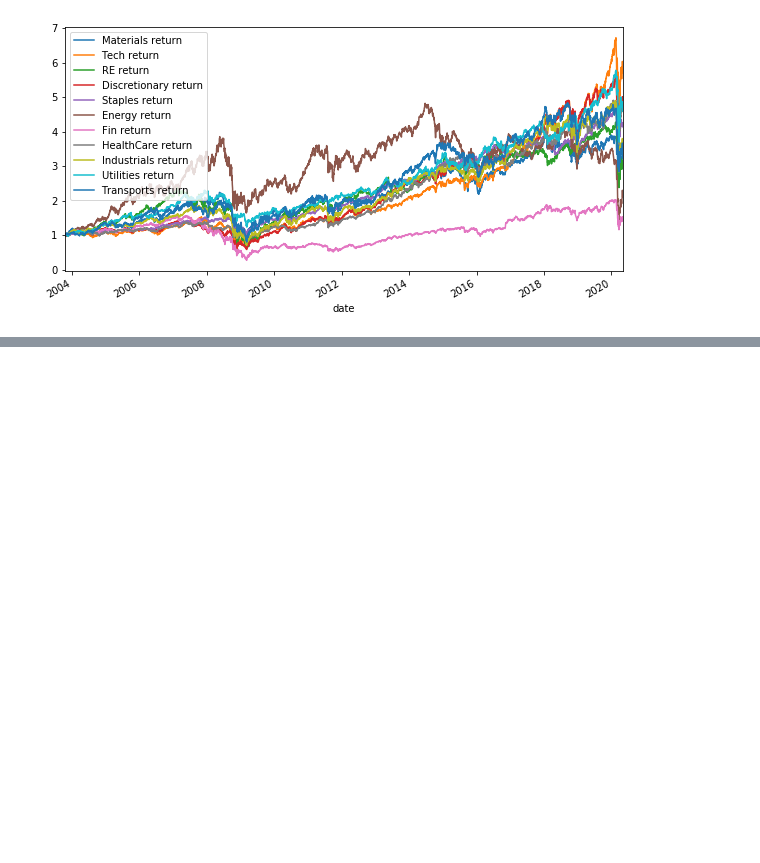
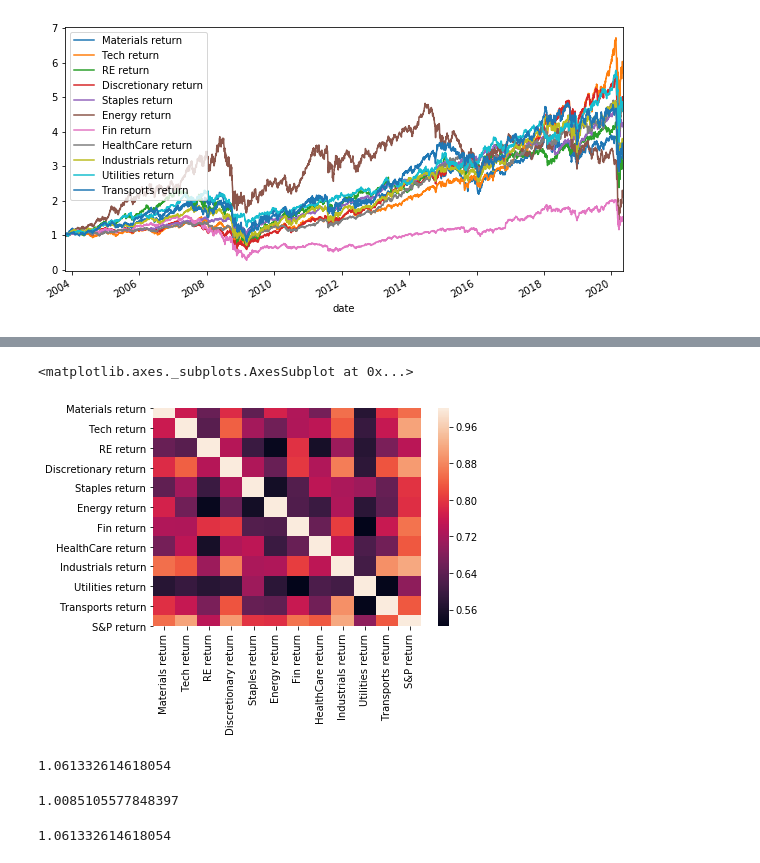
Before and after one commit to bkayratkyzy/Monte_Carlo_Simulations, a Jupyter notebook: notebooks/final.ipynb, the cells around one changed output, grey strips where cells are left out. Saved outputs shown, nothing was run; the diff lists cells and outputs as text; code cells hidden in the pictures; blank space fills up the shorter version.

```diff
--- a/notebooks/final.ipynb
+++ b/notebooks/final.ipynb
@@ -355,0 +477,6 @@ annual_Utilities_std
+# %%
+# Drop nulls on Returns
+returns_df.dropna(inplace=True)
+
+#count nulls
+returns_df.isnull().sum()
@@ -355,0 +497,5 @@ annual_Utilities_std
+# %%
+#Check correlation
+
+sector_correlation = returns_df.corr()
+sector_correlation
@@ -355,0 +516,54 @@ annual_Utilities_std
+# %%
+# Heapmap to visualize sector correlation
+sns.heatmap(sector_correlation)
+# %% [output]
+<matplotlib.axes._subplots.AxesSubplot at 0x...>
+[figure, added]
+# %%
+#BETA CALCULATION Materials Sector and S&P 500
+
+# Calculate covariance of Materials vs. S&P 500
+materials_covariance = returns_df['Materials return'].cov(returns_df['S&P return'])
+materials_covariance
+
+# Calculate variance of S&P 500 returns
+variance = returns_df['S&P return'].var()
+variance
+
+# Calculate beta of Materials Sector
+Materials_beta = materials_covariance / variance
+Materials_beta
+# %% [output]
+1.061332614618054
+# %%
+#BETA CALCULATION Technology Sector and S&P 500
+
+# Calculate covariance of Tech vs. S&P 500
+tech_covariance = returns_df['Tech return'].cov(returns_df['S&P return'])
+tech_covariance
+
+# Calculate variance of S&P 500 returns
+variance = returns_df['S&P return'].var()
+variance
+
+# Calculate beta of Technology Sector
+Tech_beta = tech_covariance / variance
+Tech_beta
+# %% [output]
+1.0085105577848397
+# %%
+#BETA CALCULATION Real Estate Sector and S&P 500
+
+# Calculate covariance of RE vs. S&P 500
+RE_covariance = returns_df['RE return'].cov(returns_df['S&P return'])
+RE_covariance
+
+# Calculate variance of S&P 500 returns
+variance = returns_df['S&P return'].var()
+variance
+
+# Calculate beta of Real Estate Sector
+RE_beta = materials_covariance / variance
+RE_beta
+# %% [output]
+1.061332614618054
```
Also changed, not shown: parts of 34 cells of this notebook, 1 other file.
